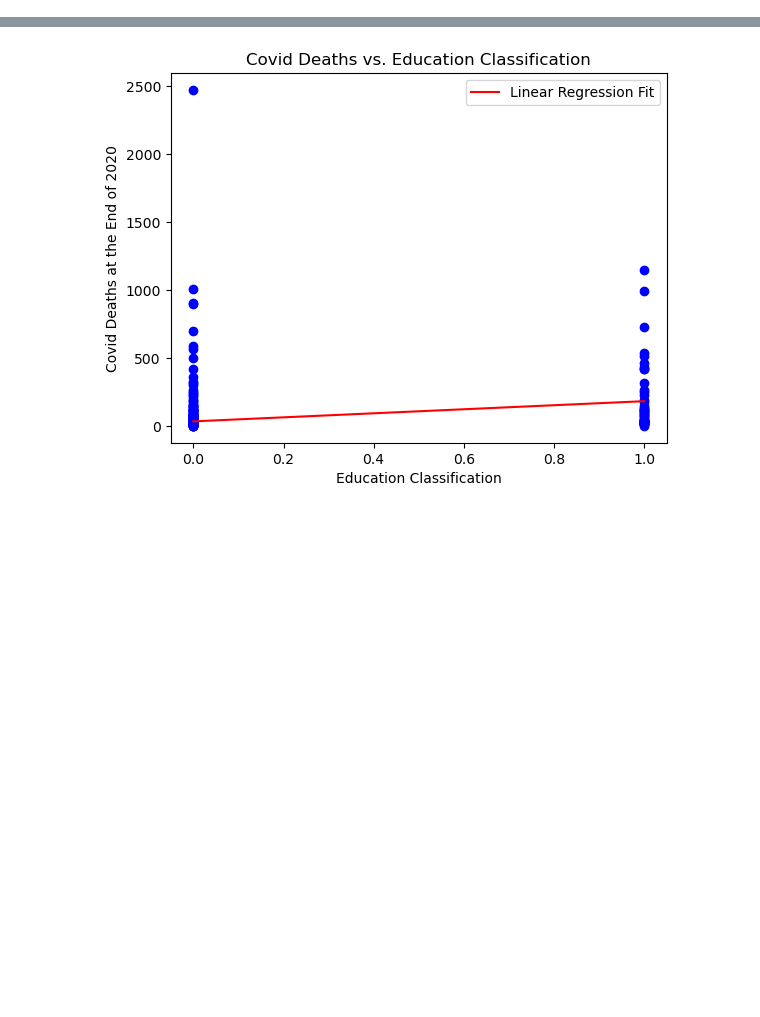
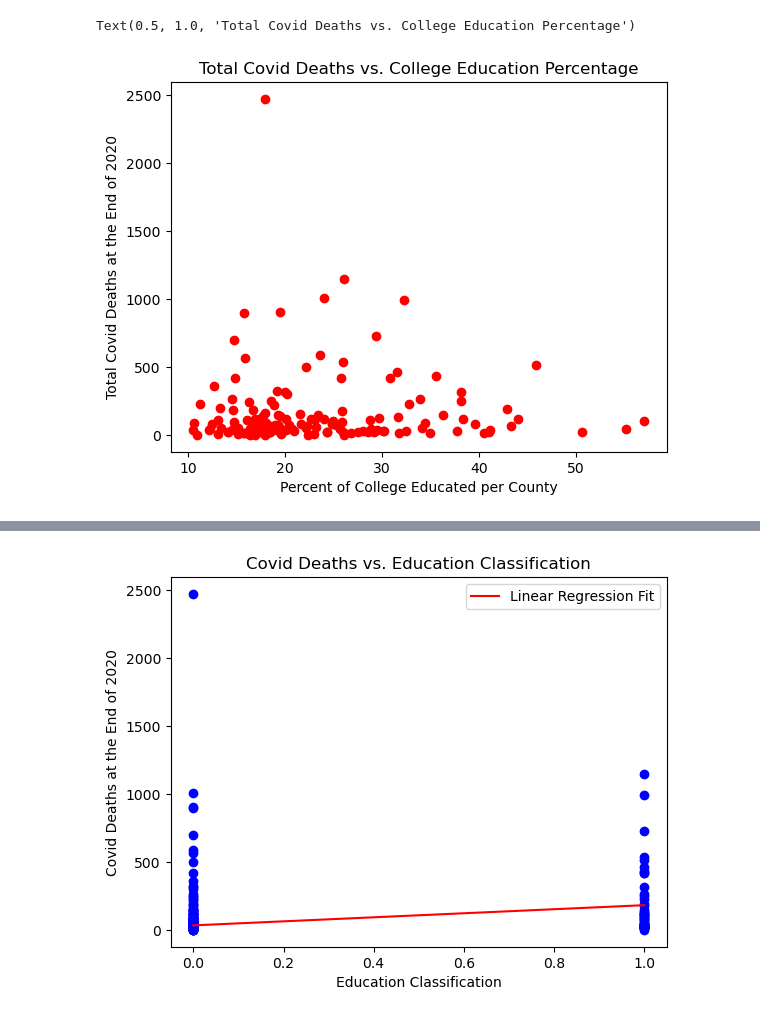
Before and after one commit to cag325/Project1, a Jupyter notebook: Covid_Analysis_Final.ipynb, the cells around one changed output, grey strips where cells are left out. Drawn from its saved outputs; the diff is of its cells as text; code cells hidden in the pictures; blank space fills up the shorter version.

```diff
--- a/Covid_Analysis_Final.ipynb
+++ b/Covid_Analysis_Final.ipynb
@@ -112,0 +132,8 @@ Name: deaths, Length: 89, dtype: float64
+# %%
+plt.scatter(EDU[:len(combined_deaths_values)], combined_deaths_values,  color='red')
+plt.xlabel('Percent of College Educated per County')
+plt.ylabel('Total Covid Deaths at the End of 2020')
+plt.title('Total Covid Deaths vs. College Education Percentage')
+# %% [output]
+Text(0.5, 1.0, 'Total Covid Deaths vs. College Education Percentage')
+[figure, added]
```
Also changed, not shown: parts of 10 cells of this notebook.
